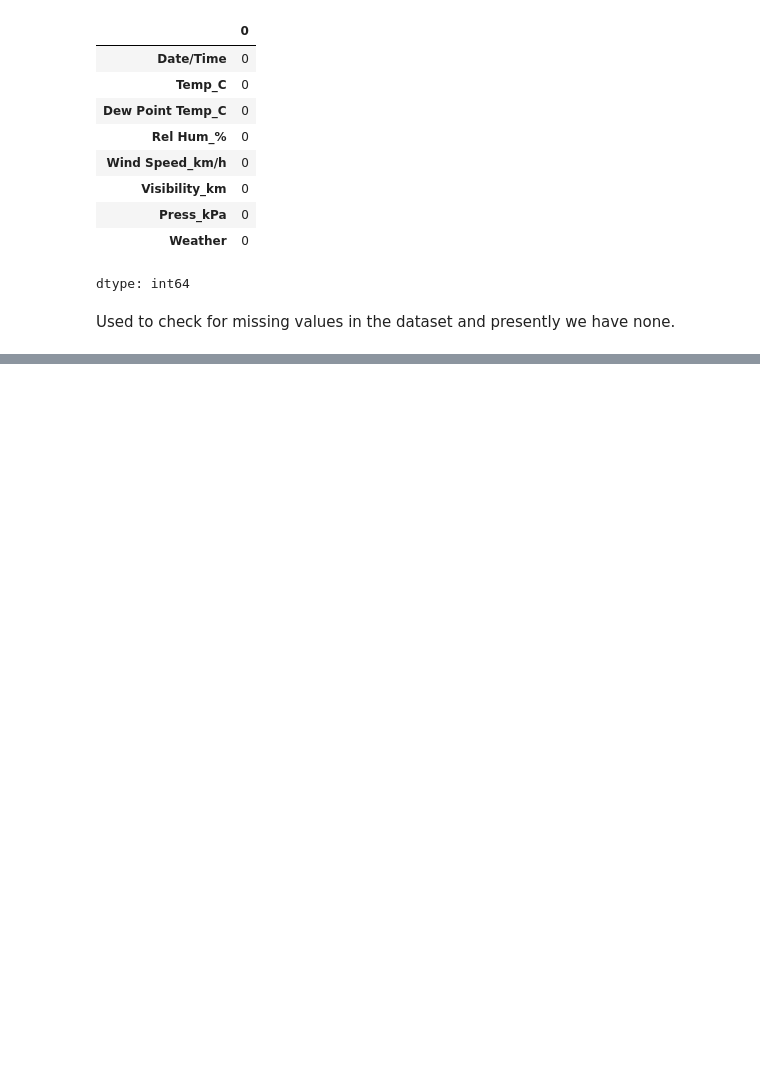
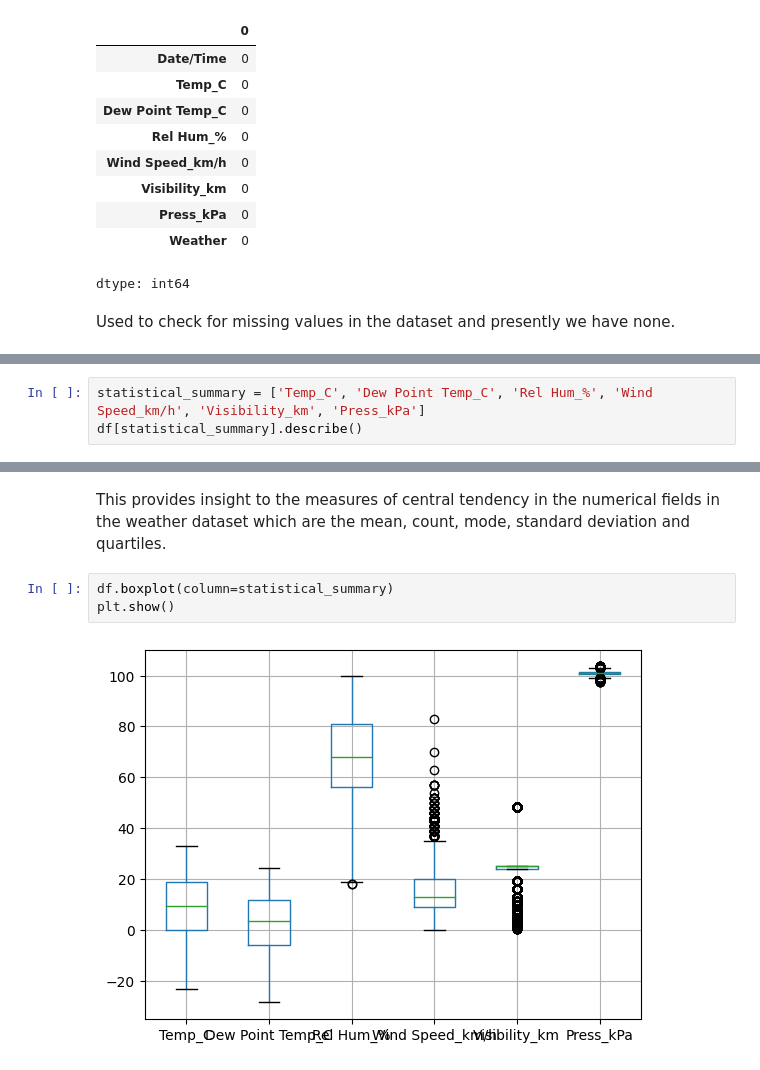
Before and after one commit to mutlyn/week_two_project, a Jupyter notebook: Weather_EDA.ipynb, the cells around one changed output, grey strips where cells are left out. Saved outputs shown, nothing was run; the diff lists cells and outputs as text; blank space fills up the shorter version.

```diff
--- a/Weather_EDA.ipynb
+++ b/Weather_EDA.ipynb
@@ -67,0 +80,3 @@ Used to check for missing values in the dataset and presently we have none.
+# %%
+statistical_summary = ['Temp_C', 'Dew Point Temp_C', 'Rel Hum_%', 'Wind Speed_km/h', 'Visibility_km', 'Press_kPa']
+df[statistical_summary].describe()
@@ -67,0 +93,7 @@ Used to check for missing values in the dataset and presently we have none.
+# %% [markdown]
+This provides insight to the measures of central tendency in the numerical fields in the weather dataset which are the mean, count, mode, standard deviation and quartiles.
+# %%
+df.boxplot(column=statistical_summary)
+plt.show()
+# %% [output]
+[figure, added]
```
Also changed, not shown: parts of 13 cells of this notebook.
